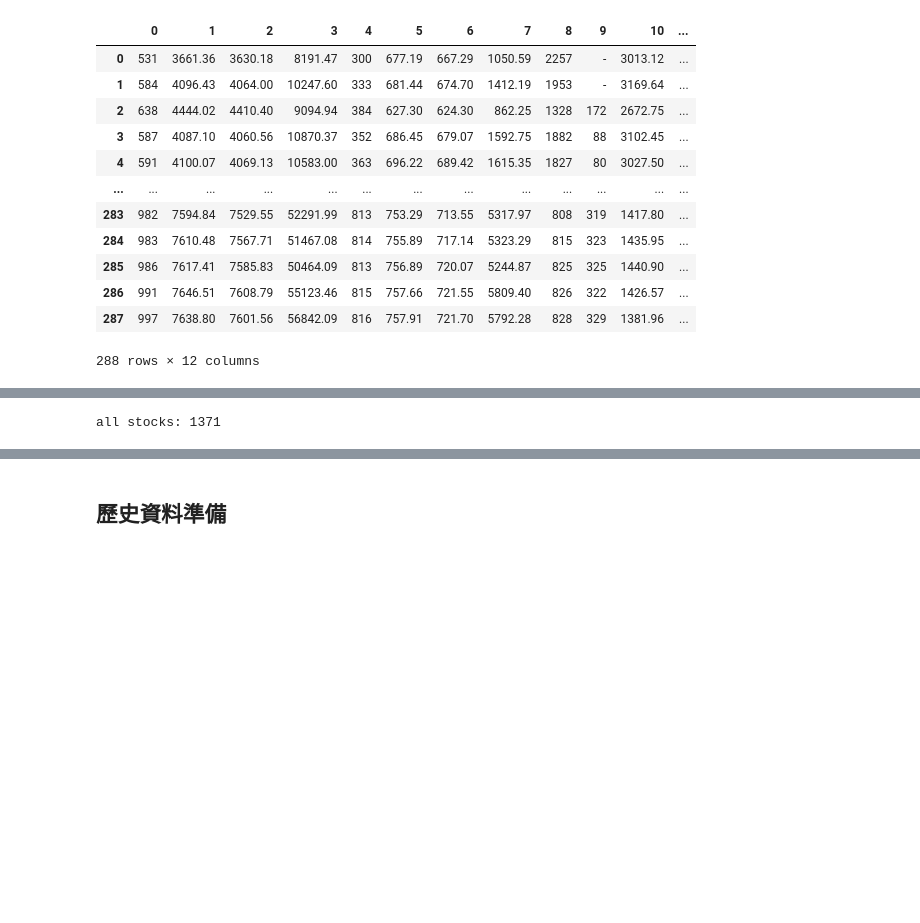
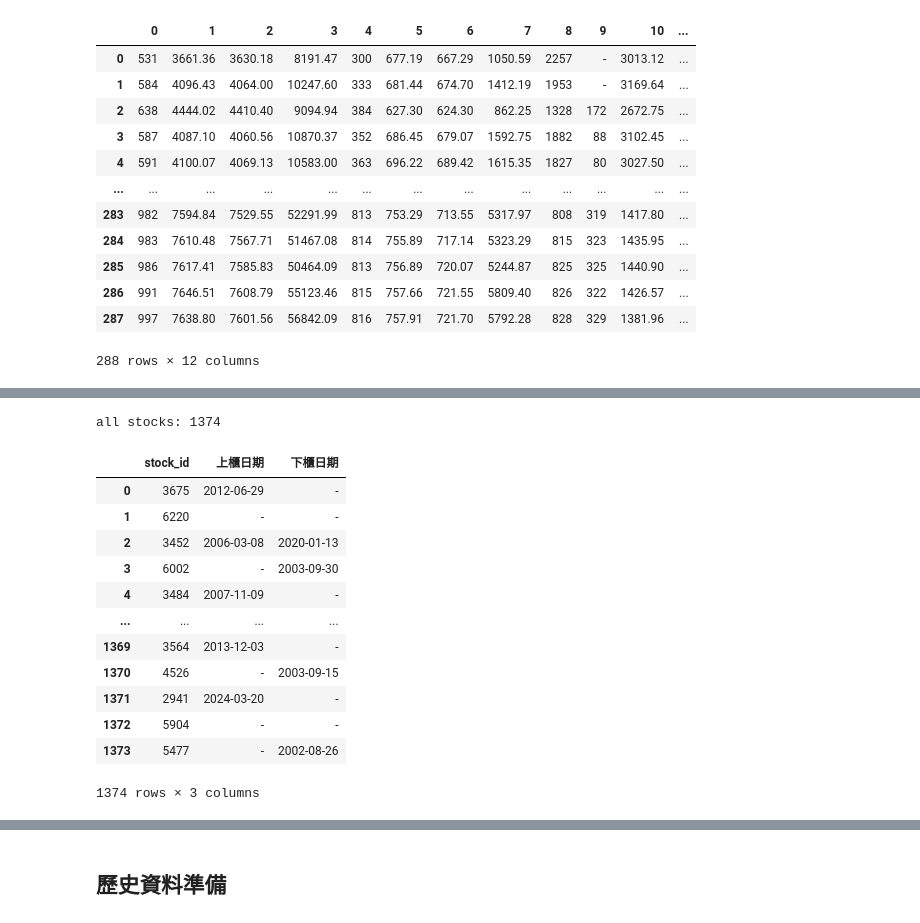
Before and after one commit to ss900405twtw/ultraXtrade, a Jupyter notebook: ma_cross/ma_cross.ipynb, the cells around one changed output, grey strips where cells are left out. Saved outputs shown, nothing was run; the diff lists cells and outputs as text; code cells hidden in the pictures; blank space fills up the shorter version.

```diff
--- a/ma_cross/ma_cross.ipynb
+++ b/ma_cross/ma_cross.ipynb
@@ -260,27 +274,41 @@ all stocks: 1256
 # %%
 # prepare 股票上、下櫃時間: stock_id: {上櫃日期, 下櫃日期} - 檢查上、下櫃時間是否合理
 all_stocks = (stocks_04 | 上櫃_set) | 下櫃_set
 print(f"all stocks: {len(all_stocks)}")
 df_上櫃 = pd.DataFrame(columns =  ["stock_id", "上櫃日期", "下櫃日期"])
 for stock_id in all_stocks:
     上櫃日期 = "-"
     下櫃日期 = "-"
 
     if stock_id in 上櫃_set:
         上櫃日期 = 上櫃_table[上櫃_table["股票代號"] == int(stock_id)]["上櫃日期"].values[0]
         year = int(上櫃日期.split("/")[0]) + 1911
         month = int(上櫃日期.split("/")[1])
         day = int(上櫃日期.split("/")[2])
         上櫃日期 = str(dt.datetime.strptime(f"{year}-{month}-{day}", "%Y-%m-%d")).split(" ")[0]
     if stock_id in 下櫃_set:
         下櫃日期 = 下櫃_table[下櫃_table["股票代號"] == stock_id]["終止上櫃日期"].values[0]
         year = int(下櫃日期.split("-")[0])
         month = int(下櫃日期.split("-")[1])
         day = int(下櫃日期.split("-")[2])
         下櫃日期 = str(dt.datetime.strptime(f"{year}-{month}-{day}", "%Y-%m-%d")).split(" ")[0]
     df_上櫃 = pd.concat([df_上櫃, pd.DataFrame([{'stock_id': stock_id,'上櫃日期': 上櫃日期, '下櫃日期': 下櫃日期}])], ignore_index=True)
 
 上櫃日期_list = list(df_上櫃[df_上櫃["上櫃日期"] != "-"]["上櫃日期"])
 下櫃日期_list = list(df_上櫃[df_上櫃["下櫃日期"] != "-"]["下櫃日期"])
+df_上櫃
 # %% [output]
-all stocks: 1371
+all stocks: 1374
+|  | stock_id | 上櫃日期 | 下櫃日期 |
+| 0 | 3675 | 2012-06-29 | - |
+| 1 | 6220 | - | - |
+| 2 | 3452 | 2006-03-08 | 2020-01-13 |
+| 3 | 6002 | - | 2003-09-30 |
+| 4 | 3484 | 2007-11-09 | - |
+| ... | ... | ... | ... |
+| 1369 | 3564 | 2013-12-03 | - |
+| 1370 | 4526 | - | 2003-09-15 |
+| 1371 | 2941 | 2024-03-20 | - |
+| 1372 | 5904 | - | - |
+| 1373 | 5477 | - | 2002-08-26 |
+1374 rows × 3 columns
```
Also changed, not shown: parts of 13 cells of this notebook, 1 other file.
